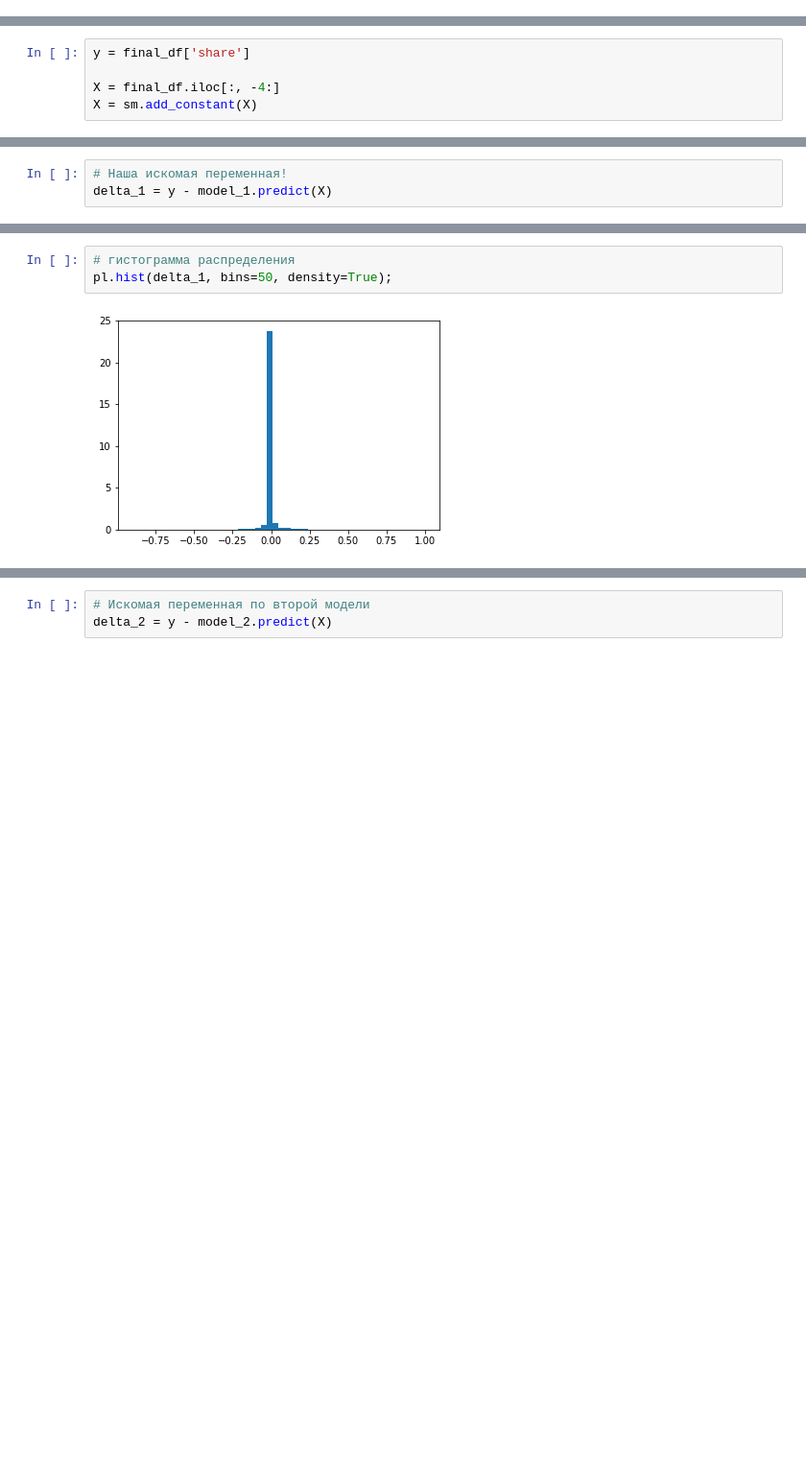
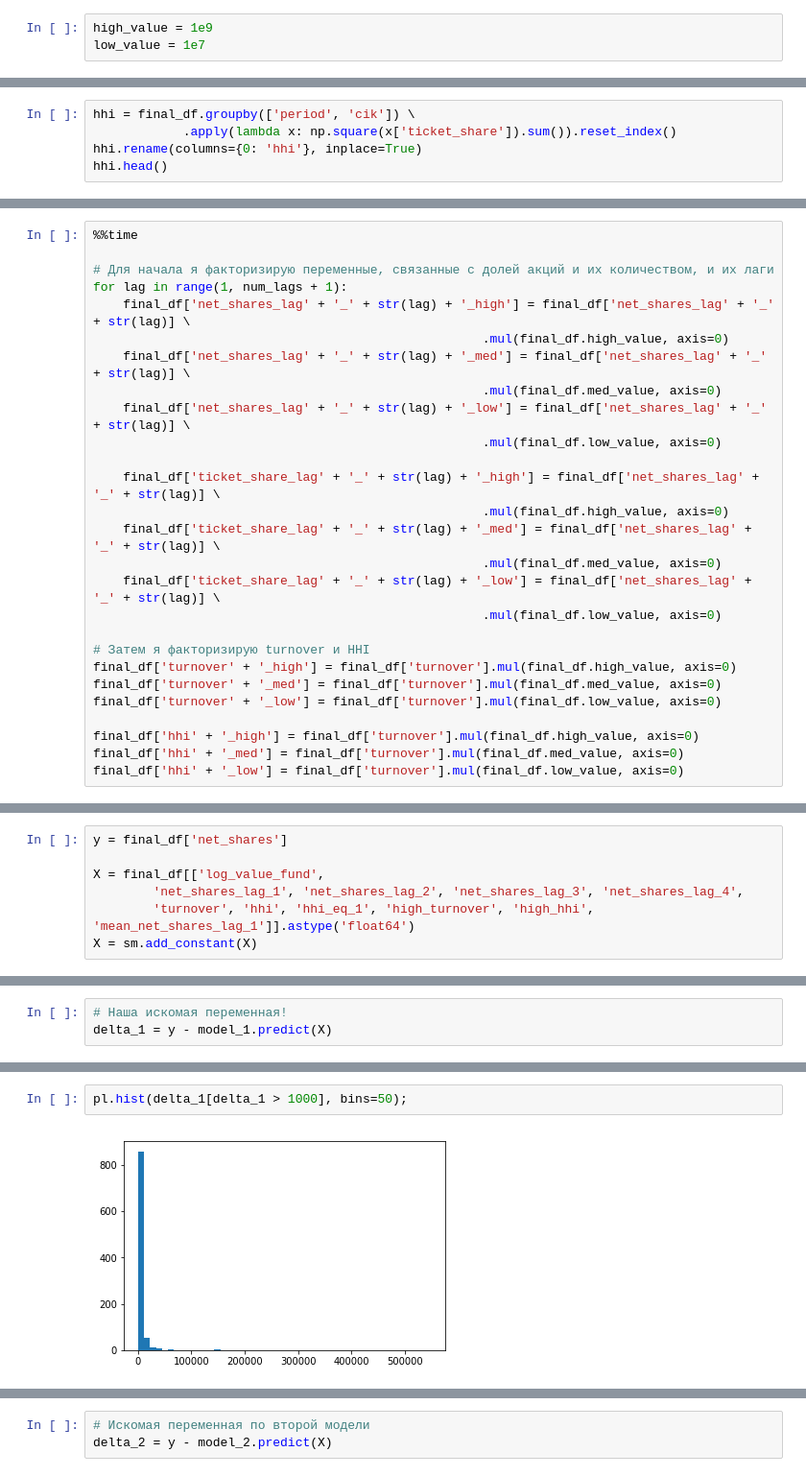
Before and after one commit to romankop/Coursework-3rd-Year, a Jupyter notebook: F13 Data.ipynb, the cells around one changed output, grey strips where cells are left out. Shown: that part at 96% size. Saved outputs shown, nothing was run; the diff lists cells and outputs as text; blank space fills up the shorter version.

```diff
--- a/F13 Data.ipynb
+++ b/F13 Data.ipynb
@@ -154,0 +96,3 @@ final_df.dropna(inplace=True)
+# %%
+high_value = 1e9
+low_value = 1e7
@@ -179,0 +257,5 @@ final_df.head(10)
+# %%
+hhi = final_df.groupby(['period', 'cik']) \
+            .apply(lambda x: np.square(x['ticket_share']).sum()).reset_index()
+hhi.rename(columns={0: 'hhi'}, inplace=True)
+hhi.head()
@@ -179,0 +327,27 @@ final_df.head(10)
+# %%
+%%time
+
+# Для начала я факторизирую переменные, связанные с долей акций и их количеством, и их лаги
+for lag in range(1, num_lags + 1):
+    final_df['net_shares_lag' + '_' + str(lag) + '_high'] = final_df['net_shares_lag' + '_' + str(lag)] \
+                                                    .mul(final_df.high_value, axis=0)
+    final_df['net_shares_lag' + '_' + str(lag) + '_med'] = final_df['net_shares_lag' + '_' + str(lag)] \
+                                                    .mul(final_df.med_value, axis=0)
+    final_df['net_shares_lag' + '_' + str(lag) + '_low'] = final_df['net_shares_lag' + '_' + str(lag)] \
+                                                    .mul(final_df.low_value, axis=0)
+
+    final_df['ticket_share_lag' + '_' + str(lag) + '_high'] = final_df['net_shares_lag' + '_' + str(lag)] \
+                                                    .mul(final_df.high_value, axis=0)
+    final_df['ticket_share_lag' + '_' + str(lag) + '_med'] = final_df['net_shares_lag' + '_' + str(lag)] \
+                                                    .mul(final_df.med_value, axis=0)
+    final_df['ticket_share_lag' + '_' + str(lag) + '_low'] = final_df['net_shares_lag' + '_' + str(lag)] \
+                                                    .mul(final_df.low_value, axis=0)
+
+# Затем я факторизирую turnover и HHI
+final_df['turnover' + '_high'] = final_df['turnover'].mul(final_df.high_value, axis=0)
+final_df['turnover' + '_med'] = final_df['turnover'].mul(final_df.med_value, axis=0)
+final_df['turnover' + '_low'] = final_df['turnover'].mul(final_df.low_value, axis=0)
+
+final_df['hhi' + '_high'] = final_df['turnover'].mul(final_df.high_value, axis=0)
+final_df['hhi' + '_med'] = final_df['turnover'].mul(final_df.med_value, axis=0)
+final_df['hhi' + '_low'] = final_df['turnover'].mul(final_df.low_value, axis=0)
@@ -182,7 +405,9 @@ final_df.head(10)
 # %%
 import statsmodels.api as sm
 # %%
-y = final_df['share']
+y = final_df['net_shares']
 
-X = final_df.iloc[:, -4:]
+X = final_df[['log_value_fund',
+        'net_shares_lag_1', 'net_shares_lag_2', 'net_shares_lag_3', 'net_shares_lag_4',
+        'turnover', 'hhi', 'hhi_eq_1', 'high_turnover', 'high_hhi', 'mean_net_shares_lag_1']].astype('float64')
 X = sm.add_constant(X)
@@ -224,5 +486,4 @@ delta_1 = y - model_1.predict(X)
 # %%
-# гистограмма распределения
-pl.hist(delta_1, bins=50, density=True);
+pl.hist(delta_1[delta_1 > 1000], bins=50);
 # %% [output]
-[figure, old version]
+[figure, new version]
```
Also changed, not shown: parts of 178 cells of this notebook.
